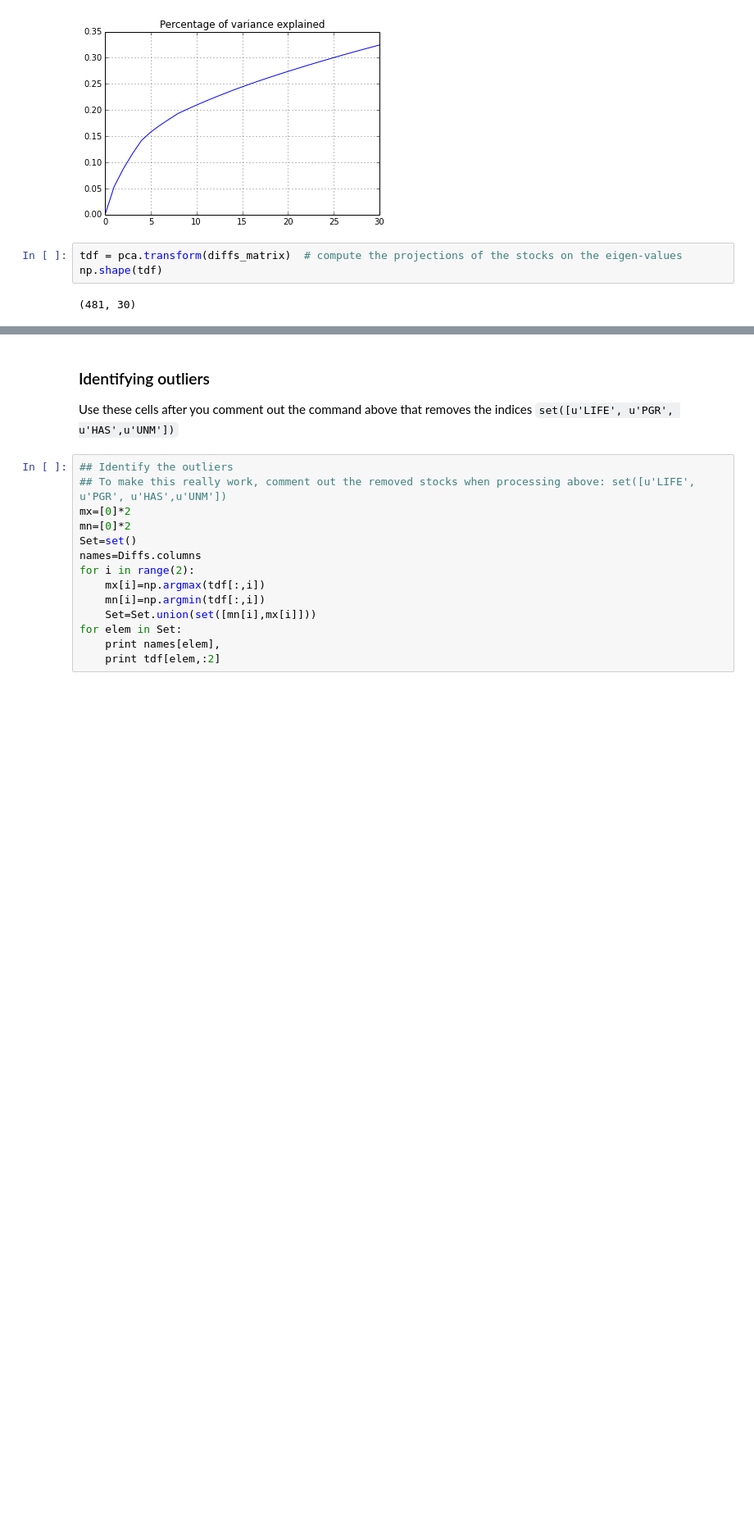
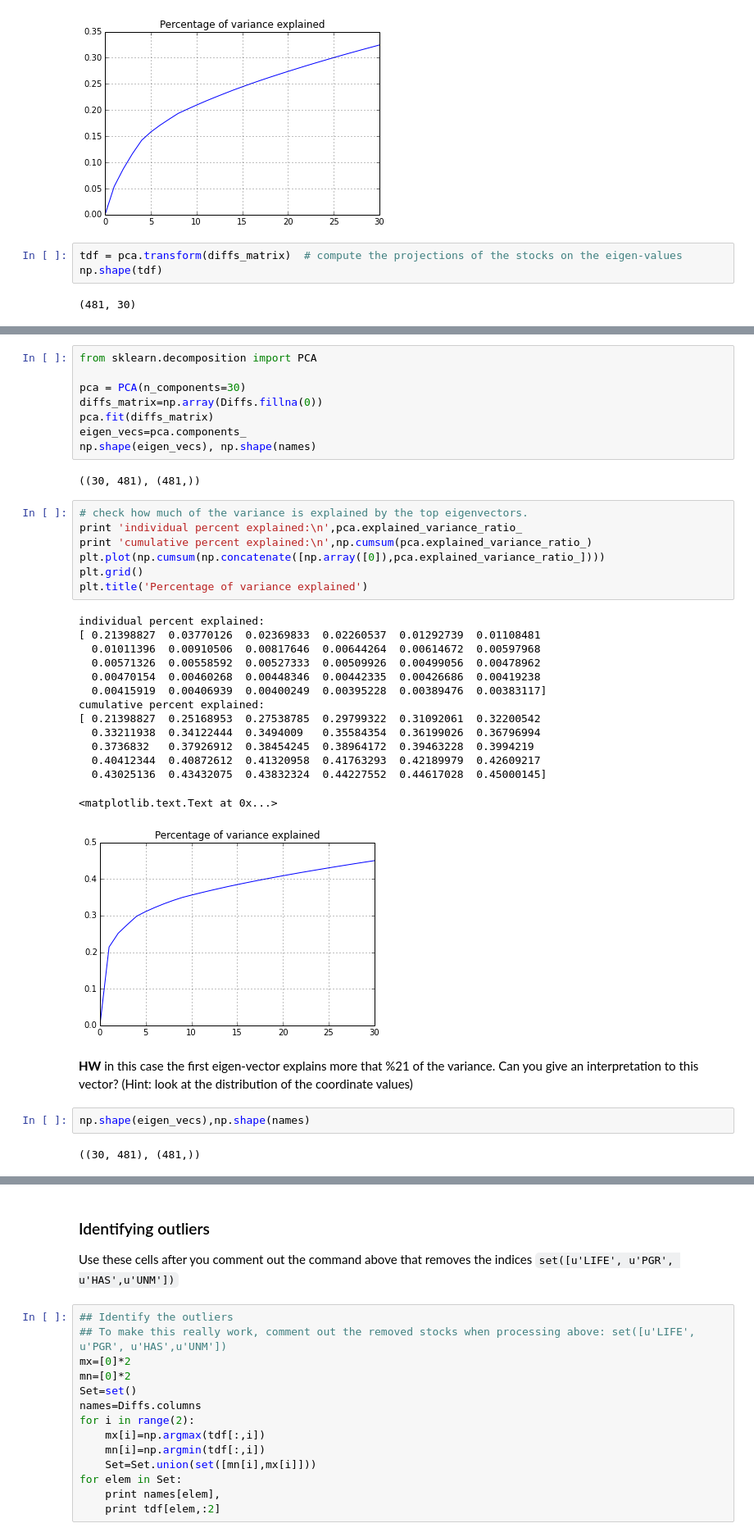
Before and after one commit to yoavfreund/UCSD_BigData_2015, a Jupyter notebook: notebooks/SP500/Stock Price analysis-PCA.ipynb, the cells around one changed output, grey strips where cells are left out. Shown: that part at 82% size. Saved outputs shown, nothing was run; the diff lists cells and outputs as text; blank space fills up the shorter version.

```diff
--- a/notebooks/SP500/Stock Price analysis-PCA.ipynb
+++ b/notebooks/SP500/Stock Price analysis-PCA.ipynb
@@ -159,0 +167,38 @@ fig.clear()
+# %%
+from sklearn.decomposition import PCA
+
+pca = PCA(n_components=30)
+diffs_matrix=np.array(Diffs.fillna(0))
+pca.fit(diffs_matrix)
+eigen_vecs=pca.components_
+np.shape(eigen_vecs), np.shape(names)
+# %% [output]
+((30, 481), (481,))
+# %%
+# check how much of the variance is explained by the top eigenvectors.
+print 'individual percent explained:\n',pca.explained_variance_ratio_
+print 'cumulative percent explained:\n',np.cumsum(pca.explained_variance_ratio_)
+plt.plot(np.cumsum(np.concatenate([np.array([0]),pca.explained_variance_ratio_])))
+plt.grid()
+plt.title('Percentage of variance explained')
+# %% [output]
+individual percent explained:
+[ 0.21398827  0.03770126  0.02369833  0.02260537  0.01292739  0.01108481
+  0.01011396  0.00910506  0.00817646  0.00644264  0.00614672  0.00597968
+  0.00571326  0.00558592  0.00527333  0.00509926  0.00499056  0.00478962
+  0.00470154  0.00460268  0.00448346  0.00442335  0.00426686  0.00419238
+  0.00415919  0.00406939  0.00400249  0.00395228  0.00389476  0.00383117]
+cumulative percent explained:
+[ 0.21398827  0.25168953  0.27538785  0.29799322  0.31092061  0.32200542
+  0.33211938  0.34122444  0.3494009   0.35584354  0.36199026  0.36796994
+  0.3736832   0.37926912  0.38454245  0.38964172  0.39463228  0.3994219
+  0.40412344  0.40872612  0.41320958  0.41763293  0.42189979  0.42609217
+  0.43025136  0.43432075  0.43832324  0.44227552  0.44617028  0.45000145]
+<matplotlib.text.Text at 0x...>
+[figure, added]
+# %% [markdown]
+**HW** in this case the first eigen-vector explains more that %21 of the variance. Can you give an interpretation to this vector? (Hint: look at the distribution of the coordinate values)
+# %%
+np.shape(eigen_vecs),np.shape(names)
+# %% [output]
+((30, 481), (481,))
```
Also changed, not shown: parts of 9 cells of this notebook.
